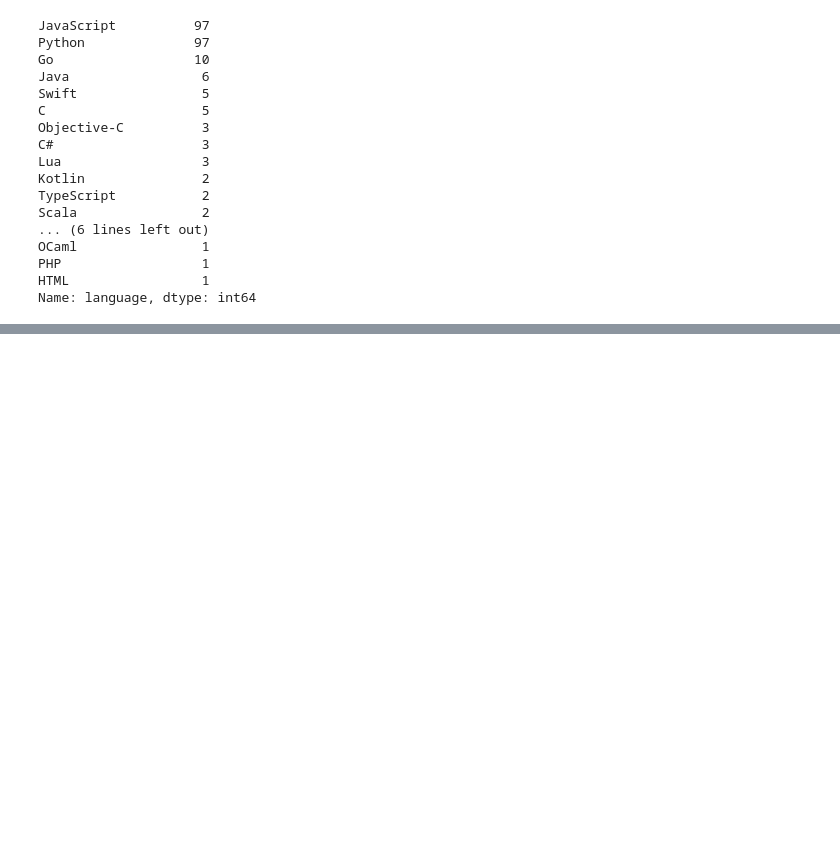
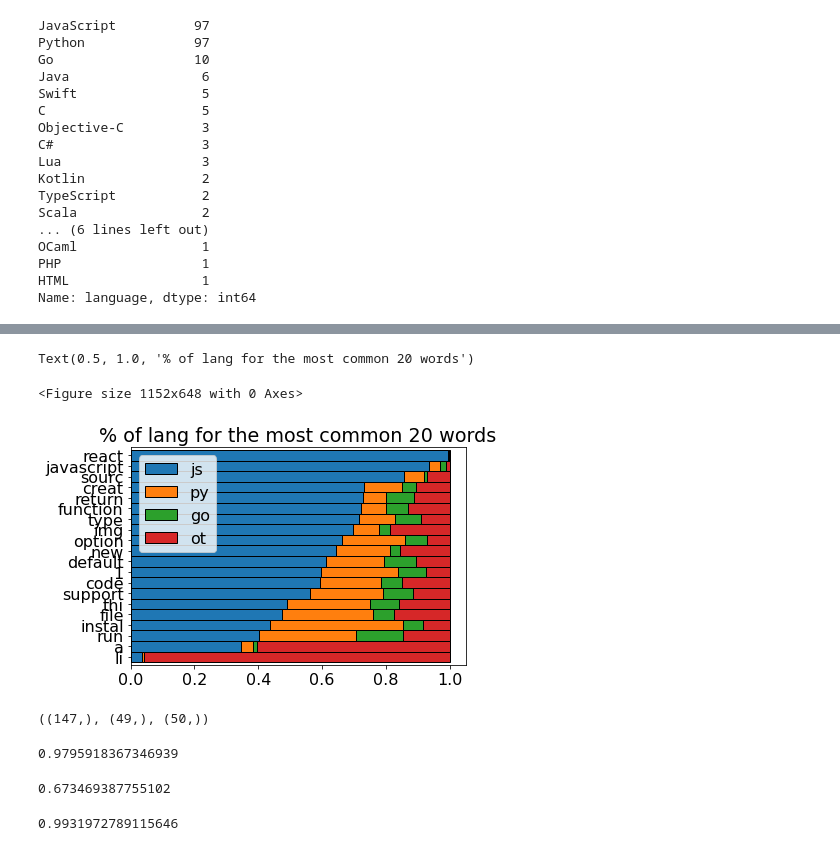
Before and after one commit to github-readme-nlp-project/github-readme-nlp-project, a Jupyter notebook: morgan_working_report.ipynb, the cells around one changed output, grey strips where cells are left out. Cells and saved outputs as stored; diff of their text form; code cells hidden in the pictures; blank space fills up the shorter version.

Commit message:
simple clean complete, mvp model under works

```diff
--- a/morgan_working_report.ipynb
+++ b/morgan_working_report.ipynb
@@ -145,0 +235,5 @@ Name: language, dtype: int64
+# %%
+df_clean = clean_df(df,
+                    ['readme_contents'],
+                    'stemming',
+                    extra_words=['\'', 'td', '&#9', 'a', 'br', '&#9;', 'use'])
@@ -145,0 +256,12 @@ Name: language, dtype: int64
+# %%
+all_words = ' '.join(df_clean['readme_contents_clean'])
+js_words = ' '.join(df_clean[df_clean.language == 'JavaScript']['readme_contents_clean'])
+py_words = ' '.join(df_clean[df_clean.language == 'Python']['readme_contents_clean'])
+go_words = ' '.join(df_clean[df_clean.language == 'Go']['readme_contents_clean'])
+ot_words = ' '.join(df_clean[df_clean.language == 'Other']['readme_contents_clean'])
+# %%
+all_freq = pd.Series(all_words.split()).value_counts()
+js_freq = pd.Series(js_words.split()).value_counts()
+py_freq = pd.Series(py_words.split()).value_counts()
+go_freq = pd.Series(go_words.split()).value_counts()
+ot_freq = pd.Series(ot_words.split()).value_counts()
@@ -145,0 +313,4 @@ Name: language, dtype: int64
+# %%
+word_counts = pd.concat([js_freq, py_freq, go_freq, ot_freq, all_freq], axis=1).fillna(0).astype(int)
+word_counts.columns = ['js', 'py', 'go', 'ot', 'all']
+word_counts
@@ -145,0 +333,16 @@ Name: language, dtype: int64
+# %%
+plt.figure(figsize=(16, 9))
+plt.rc('font', size=16)
+
+(word_counts.sort_values('all', ascending=False)
+ .head(20)
+ .apply(lambda row: row/row['all'], axis = 1)
+ .drop(columns = 'all')
+ .sort_values(by = 'js')
+ .plot.barh(stacked = True, width = 1, ec = 'k')
+)
+plt.title('% of lang for the most common 20 words')
+# %% [output]
+Text(0.5, 1.0, '% of lang for the most common 20 words')
+<Figure size 1152x648 with 0 Axes>
+[figure, added]
@@ -145,0 +354,36 @@ Name: language, dtype: int64
+# %%
+X = df_clean.readme_contents_clean
+y = df_clean.language
+
+X_train, X_test, y_train, y_test = train_test_split(X,
+                                                   y,
+                                                   test_size=0.2,
+                                                   random_state=123)
+X_train, X_val, y_train, y_val = train_test_split(X_train,
+                                                 y_train,
+                                                 test_size=.25,
+                                                 random_state=123)
+X_train.shape, X_val.shape, X_test.shape
+# %% [output]
+((147,), (49,), (50,))
+# %%
+cv = CountVectorizer()
+train_bow = cv.fit_transform(X_train)
+tree = DecisionTreeClassifier(max_depth=10)
+tree.fit(train_bow, y_train)
+tree.score(train_bow, y_train)
+# %% [output]
+0.9795918367346939
+# %%
+val_bow = cv.transform(X_val)
+tree.score(val_bow, y_val)
+# %% [output]
+0.673469387755102
+# %%
+tv = TfidfVectorizer()
+train_bow = tv.fit_transform(X_train)
+tree = DecisionTreeClassifier(max_depth=10)
+tree.fit(train_bow, y_train)
+tree.score(train_bow, y_train)
+# %% [output]
+0.9931972789115646
```
Also changed, not shown: parts of 23 cells of this notebook.
